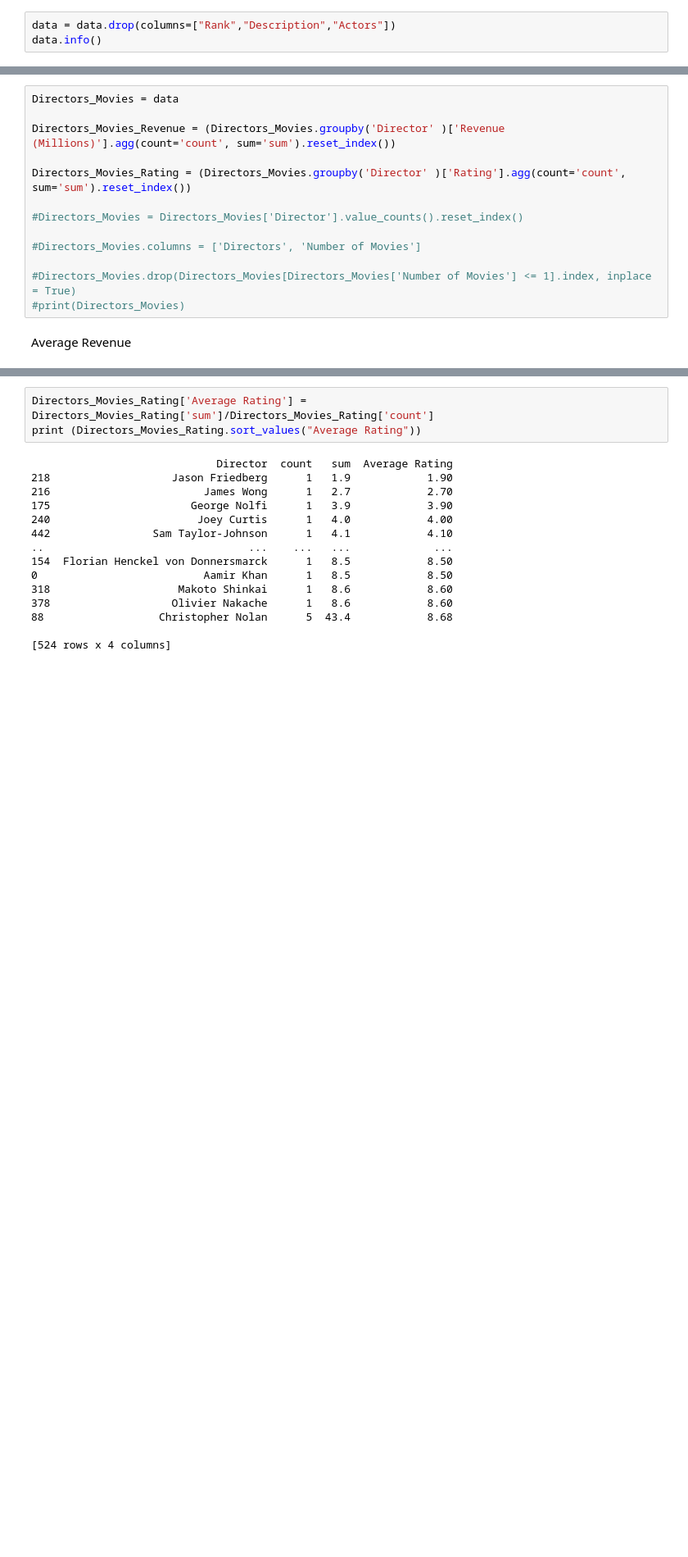
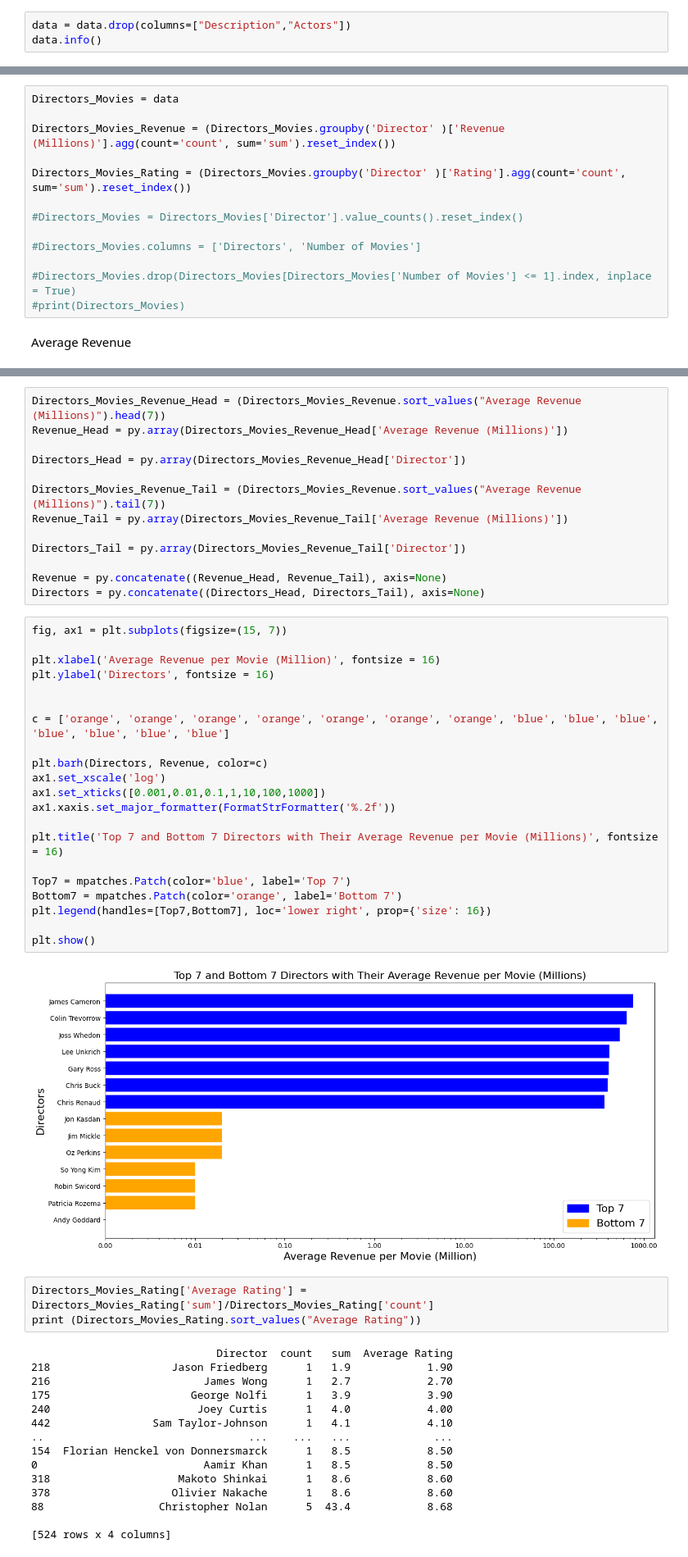
Before and after one commit to LinusTC/IMDBMovies, a Jupyter notebook: CW3.ipynb, the cells around one changed output, grey strips where cells are left out. Shown: that part at 82% size. Cells and saved outputs as stored; diff of their text form; blank space fills up the shorter version.

```diff
--- a/CW3.ipynb
+++ b/CW3.ipynb
@@ -44,5 +46,5 @@ Remove Rank, Description, Actors columns
 # %%
-data = data.drop(columns=["Rank","Description","Actors"])
+data = data.drop(columns=["Description","Actors"])
 data.info()
 # %% [output]
 <class 'pandas.core.frame.DataFrame'>
@@ -224,3 +210,39 @@ print(Directors_Movies_Revenue.sort_values("count", ascending=False).tail(10))
+# %%
+Directors_Movies_Revenue_Head = (Directors_Movies_Revenue.sort_values("Average Revenue (Millions)").head(7))
+Revenue_Head = py.array(Directors_Movies_Revenue_Head['Average Revenue (Millions)'])
+
+Directors_Head = py.array(Directors_Movies_Revenue_Head['Director'])
+
+Directors_Movies_Revenue_Tail = (Directors_Movies_Revenue.sort_values("Average Revenue (Millions)").tail(7))
+Revenue_Tail = py.array(Directors_Movies_Revenue_Tail['Average Revenue (Millions)'])
+
+Directors_Tail = py.array(Directors_Movies_Revenue_Tail['Director'])
+
+Revenue = py.concatenate((Revenue_Head, Revenue_Tail), axis=None)
+Directors = py.concatenate((Directors_Head, Directors_Tail), axis=None)
+# %%
+fig, ax1 = plt.subplots(figsize=(15, 7))
+
+plt.xlabel('Average Revenue per Movie (Million)', fontsize = 16)
+plt.ylabel('Directors', fontsize = 16)
+
+
+c = ['orange', 'orange', 'orange', 'orange', 'orange', 'orange', 'orange', 'blue', 'blue', 'blue', 'blue', 'blue', 'blue', 'blue']
+
+plt.barh(Directors, Revenue, color=c)
+ax1.set_xscale('log')
+ax1.set_xticks([0.001,0.01,0.1,1,10,100,1000])
+ax1.xaxis.set_major_formatter(FormatStrFormatter('%.2f'))
+
+plt.title('Top 7 and Bottom 7 Directors with Their Average Revenue per Movie (Millions)', fontsize = 16)
+
+Top7 = mpatches.Patch(color='blue', label='Top 7')
+Bottom7 = mpatches.Patch(color='orange', label='Bottom 7')
+plt.legend(handles=[Top7,Bottom7], loc='lower right', prop={'size': 16})
+
+plt.show()
+# %% [output]
+[figure, added]
 # %%
 Directors_Movies_Rating['Average Rating'] = Directors_Movies_Rating['sum']/Directors_Movies_Rating['count']
 print (Directors_Movies_Rating.sort_values("Average Rating"))
```
Also changed, not shown: parts of 12 cells of this notebook.
